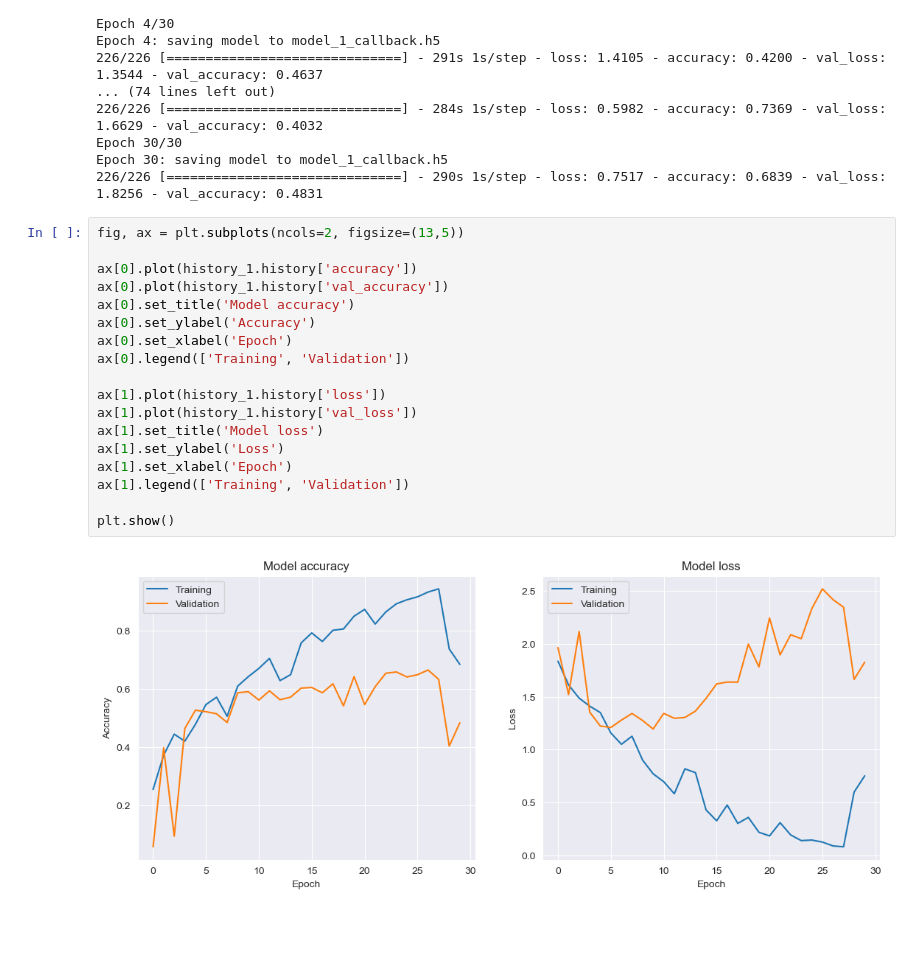
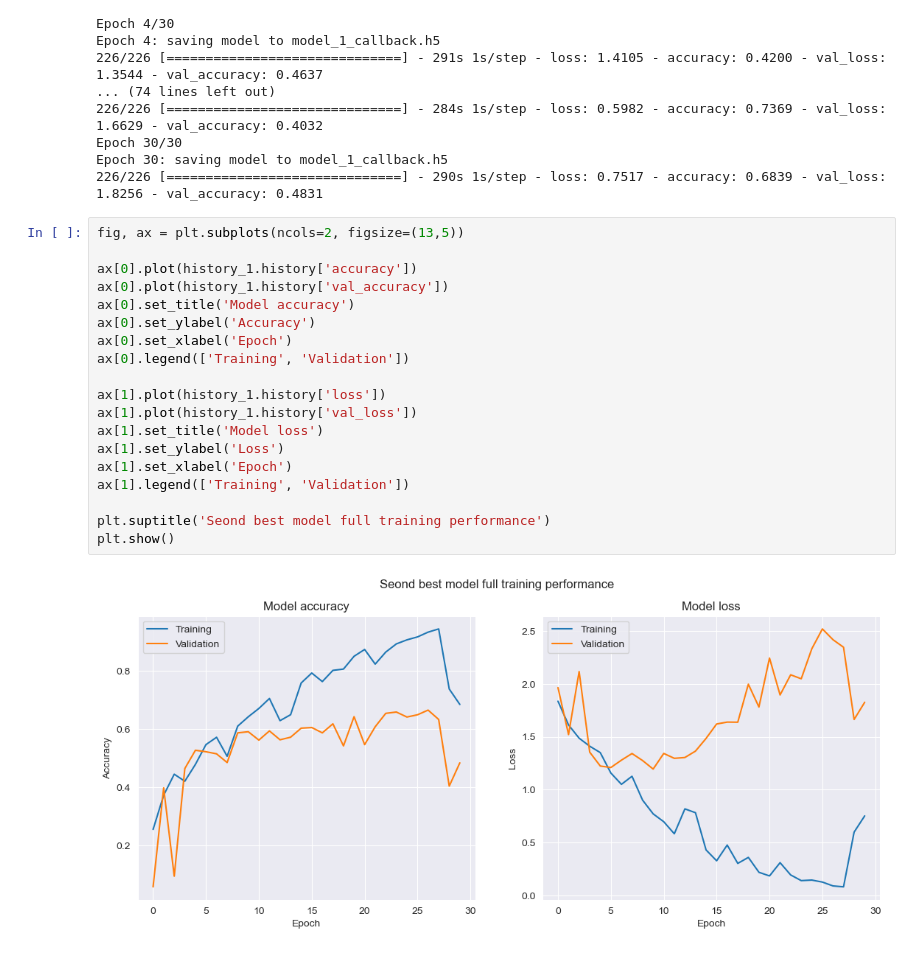
Before and after one commit to vroobelle93/04_skin_diseases, a Jupyter notebook: skin_diseases.ipynb, the cells around one changed output. Drawn from its saved outputs; the diff is of its cells as text; blank space fills up the shorter version.

Commit message:
Fixed bug with plots titles

```diff
--- a/skin_diseases.ipynb
+++ b/skin_diseases.ipynb
@@ -731,20 +731,21 @@ Epoch 30: saving model to model_1_callback.h5
 # %%
 fig, ax = plt.subplots(ncols=2, figsize=(13,5))
 
 ax[0].plot(history_1.history['accuracy'])
 ax[0].plot(history_1.history['val_accuracy'])
 ax[0].set_title('Model accuracy')
 ax[0].set_ylabel('Accuracy')
 ax[0].set_xlabel('Epoch')
 ax[0].legend(['Training', 'Validation'])
 
 ax[1].plot(history_1.history['loss'])
 ax[1].plot(history_1.history['val_loss'])
 ax[1].set_title('Model loss')
 ax[1].set_ylabel('Loss')
 ax[1].set_xlabel('Epoch')
 ax[1].legend(['Training', 'Validation'])
 
+plt.suptitle('Seond best model full training performance')
 plt.show()
 # %% [output]
-[figure, old version]
+[figure, new version]
```
Also changed, not shown: parts of 1 cell of this notebook.
